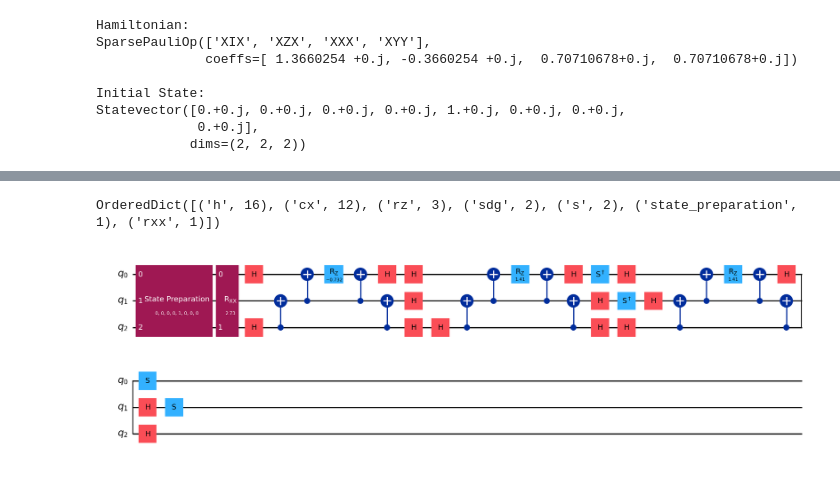
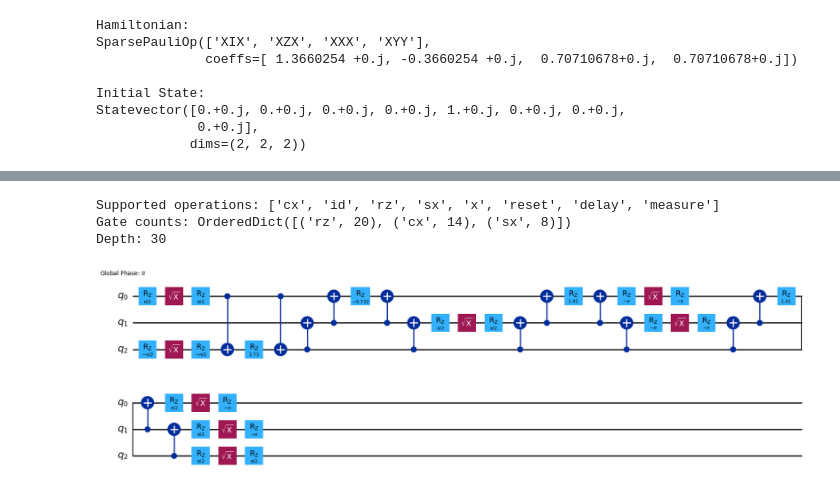
Before and after one commit to samgodwood/bosonic-qiskit, a Jupyter notebook: playground/Rabi_Model/Trotter_dynamics.ipynb, the cells around one changed output, grey strips where cells are left out. Saved outputs shown, nothing was run; the diff lists cells and outputs as text; code cells hidden in the pictures.

```diff
--- a/playground/Rabi_Model/Trotter_dynamics.ipynb
+++ b/playground/Rabi_Model/Trotter_dynamics.ipynb
@@ -101,13 +101,31 @@ q_1: ┤1 circuit-242 ├┤1 exp(-it (XIX + XZX + XXX + XYY))(1) ├
      │              ││                                      │
 q_2: ┤2             ├┤2                                     ├
      └──────────────┘└──────────────────────────────────────┘
-# %%
-decomposed_circ = result.evolved_state.decompose(reps=1).decompose("disentangler_dg").decompose(
-    "multiplex1_reverse_dg"
-)
-
-print(decomposed_circ.count_ops())
-decomposed_circ.draw('mpl')
-# %% [output]
-OrderedDict([('h', 16), ('cx', 12), ('rz', 3), ('sdg', 2), ('s', 2), ('state_preparation', 1), ('rxx', 1)])
-[figure, removed]
+# %%
+from qiskit import transpile
+from qiskit.providers.fake_provider import GenericBackendV2
+
+# Check the operations supported by the backend
+backend = GenericBackendV2(3)
+print("Supported operations:", backend.operation_names)
+
+
+# Transpile the circuit using the backend
+transpiled_circ = transpile(
+    result.evolved_state,
+    basis_gates=backend.operation_names,  # Use the backend as a target
+    optimization_level=1  # Choose the desired optimization level
+)
+
+# Count gates
+op_counts = transpiled_circ.count_ops()
+circ_depth = transpiled_circ.depth()
+print("Gate counts:", op_counts)
+print("Depth:", circ_depth)
+# Visualize the transpiled circuit
+transpiled_circ.draw('mpl')
+# %% [output]
+Supported operations: ['cx', 'id', 'rz', 'sx', 'x', 'reset', 'delay', 'measure']
+Gate counts: OrderedDict([('rz', 20), ('cx', 14), ('sx', 8)])
+Depth: 30
+[figure, added]
```
Also changed, not shown: parts of 4 cells of this notebook.
